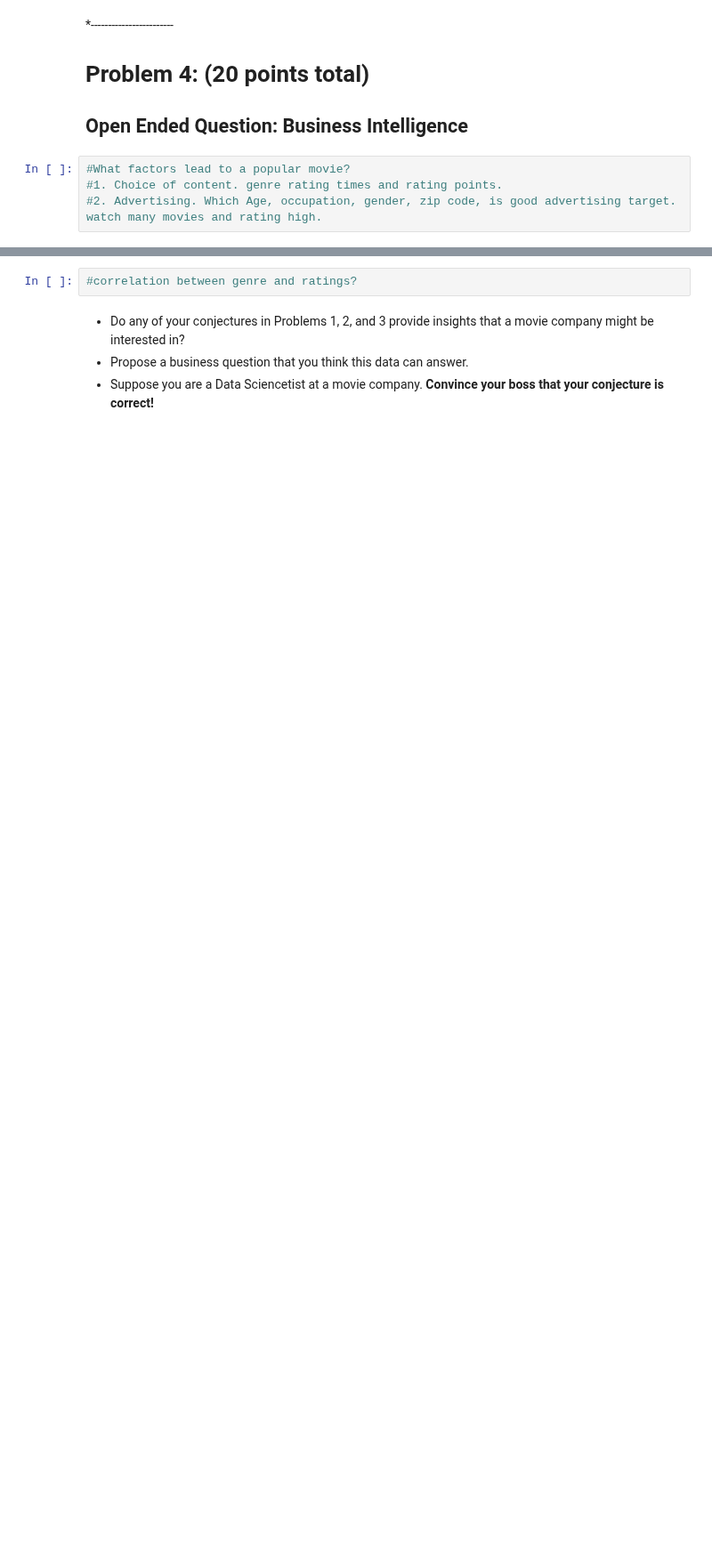
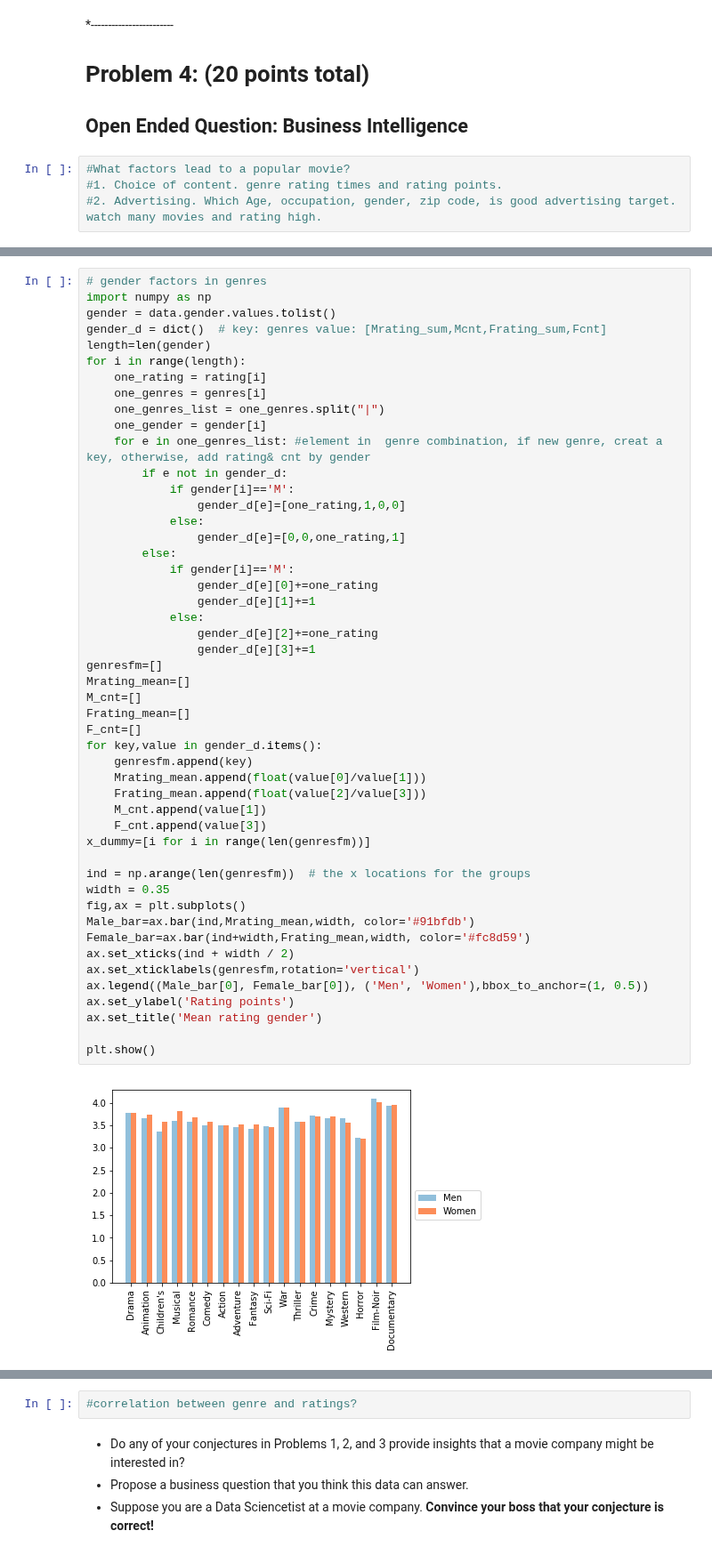
Before and after one commit to tianhaopx/Case-Study-of-Data-Science, a Jupyter notebook: CaseStudy2/CaseStudy2.ipynb, the cells around one changed output, grey strips where cells are left out. Shown at 89% size. Cells and saved outputs as stored; diff of their text form; blank space fills up the shorter version.

Commit message:
gender chart

```diff
--- a/CaseStudy2/CaseStudy2.ipynb
+++ b/CaseStudy2/CaseStudy2.ipynb
@@ -579,0 +579,51 @@ plt.show()
+# %%
+# gender factors in genres
+import numpy as np
+gender = data.gender.values.tolist()
+gender_d = dict()  # key: genres value: [Mrating_sum,Mcnt,Frating_sum,Fcnt]
+length=len(gender)
+for i in range(length):
+    one_rating = rating[i]
+    one_genres = genres[i]
+    one_genres_list = one_genres.split("|")
+    one_gender = gender[i]
+    for e in one_genres_list: #element in  genre combination, if new genre, creat a key, otherwise, add rating& cnt by gender
+        if e not in gender_d:
+            if gender[i]=='M':
+                gender_d[e]=[one_rating,1,0,0]
+            else:
+                gender_d[e]=[0,0,one_rating,1]
+        else:
+            if gender[i]=='M':
+                gender_d[e][0]+=one_rating
+                gender_d[e][1]+=1
+            else:
+                gender_d[e][2]+=one_rating
+                gender_d[e][3]+=1
+genresfm=[]
+Mrating_mean=[]
+M_cnt=[]
+Frating_mean=[]
+F_cnt=[]
+for key,value in gender_d.items():
+    genresfm.append(key)
+    Mrating_mean.append(float(value[0]/value[1]))
+    Frating_mean.append(float(value[2]/value[3]))
+    M_cnt.append(value[1])
+    F_cnt.append(value[3])
+x_dummy=[i for i in range(len(genresfm))]
+
+ind = np.arange(len(genresfm))  # the x locations for the groups
+width = 0.35
+fig,ax = plt.subplots()
+Male_bar=ax.bar(ind,Mrating_mean,width, color='#91bfdb')
+Female_bar=ax.bar(ind+width,Frating_mean,width, color='#fc8d59')
+ax.set_xticks(ind + width / 2)
+ax.set_xticklabels(genresfm,rotation='vertical')
+ax.legend((Male_bar[0], Female_bar[0]), ('Men', 'Women'),bbox_to_anchor=(1, 0.5))
+ax.set_ylabel('Rating points')
+ax.set_title('Mean rating gender')
+
+plt.show()
+# %% [output]
+[figure, added]
```
Also changed, not shown: parts of 3 cells of this notebook.
